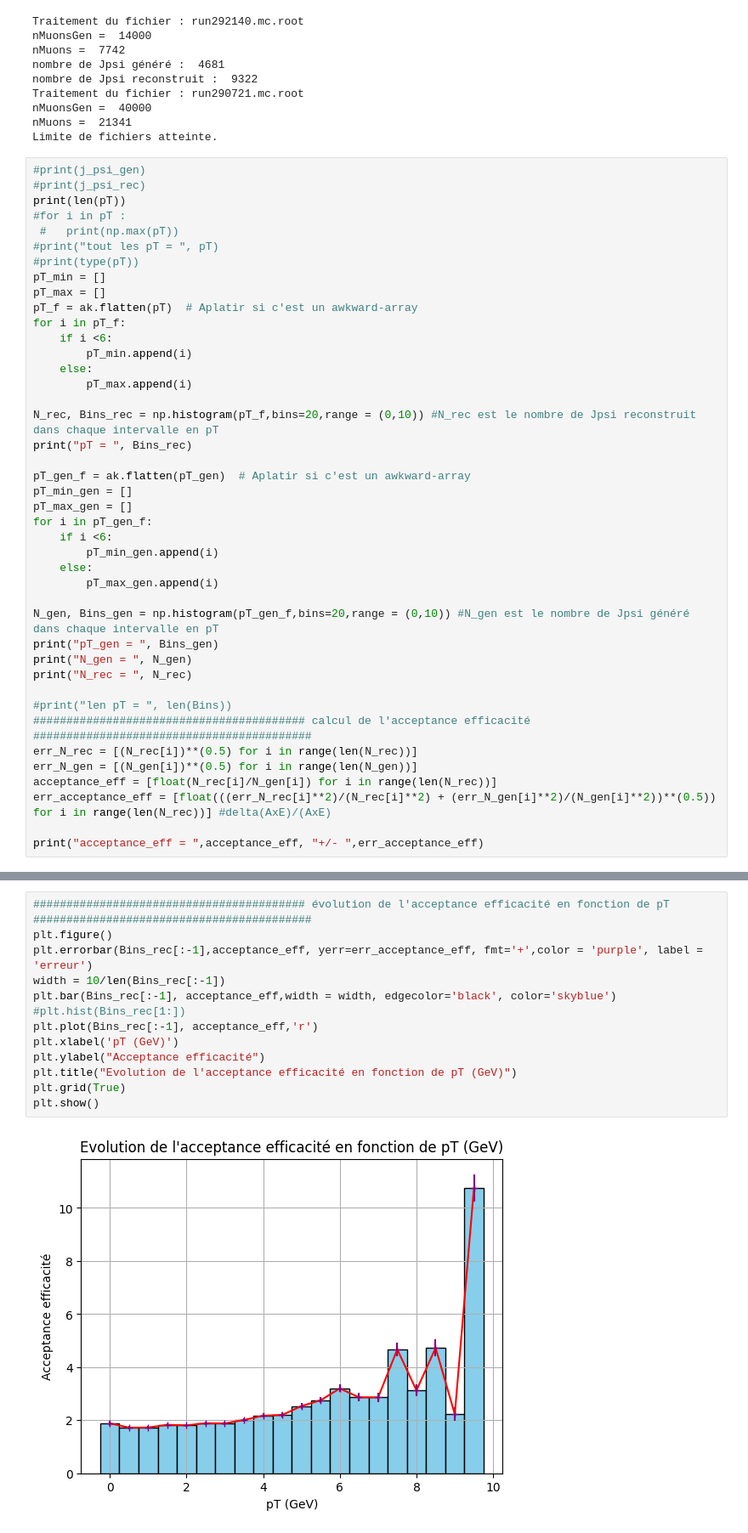
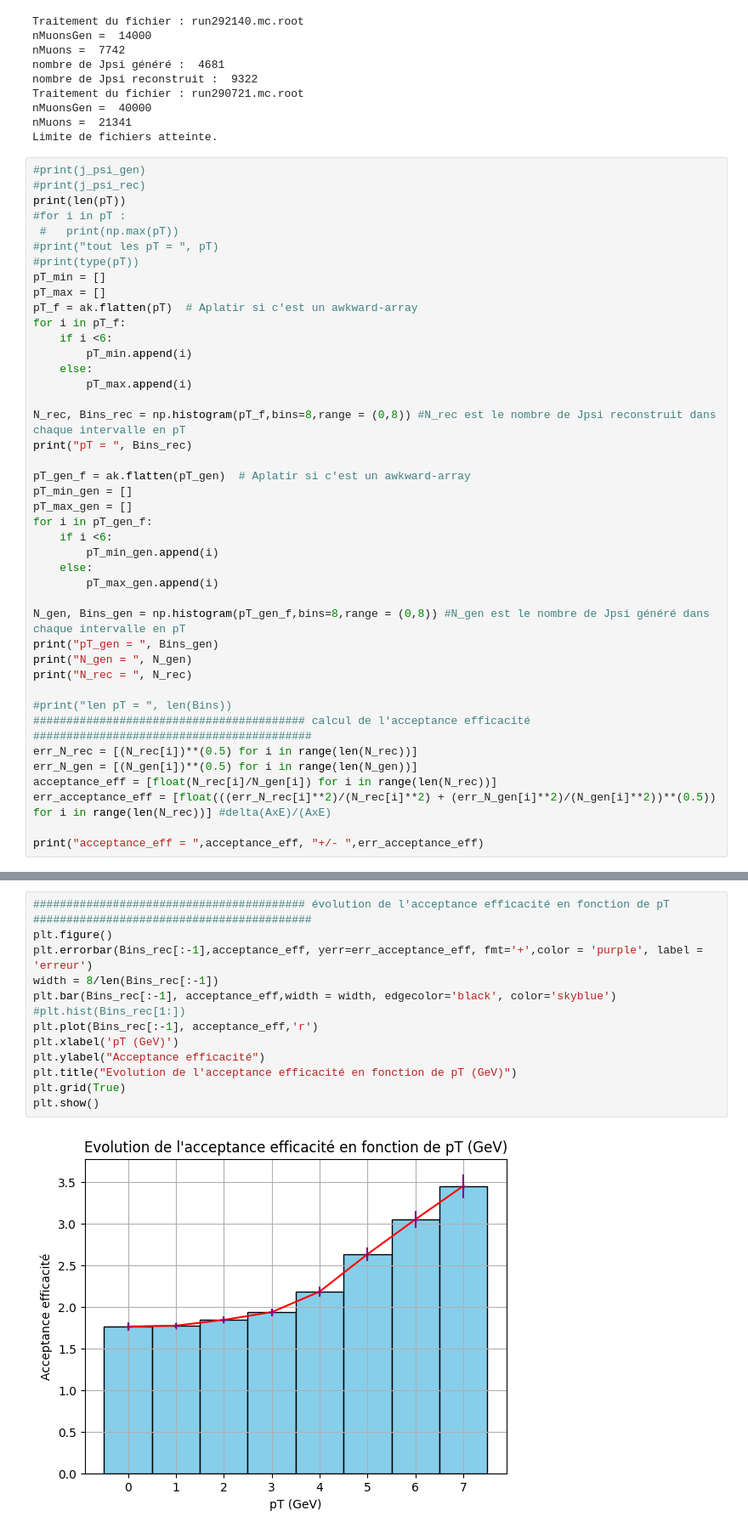
Before and after one commit to nantes-m2-rps-exp/qqbar2mumu-2024, a Jupyter notebook: notebooks/PourDjessy.ipynb, the cells around one changed output, grey strips where cells are left out. Shown at 85% size. Saved outputs shown, nothing was run; the diff lists cells and outputs as text.

```diff
--- a/notebooks/PourDjessy.ipynb
+++ b/notebooks/PourDjessy.ipynb
@@ -182,7 +182,7 @@ for i in pT_f:
     else:
         pT_max.append(i)
 
-N_rec, Bins_rec = np.histogram(pT_f,bins=20,range = (0,10)) #N_rec est le nombre de Jpsi reconstruit dans chaque intervalle en pT
+N_rec, Bins_rec = np.histogram(pT_f,bins=8,range = (0,8)) #N_rec est le nombre de Jpsi reconstruit dans chaque intervalle en pT
 print("pT = ", Bins_rec)
 
 pT_gen_f = ak.flatten(pT_gen)  # Aplatir si c'est un awkward-array
@@ -194,7 +194,7 @@ for i in pT_gen_f:
     else:
         pT_max_gen.append(i)
 
-N_gen, Bins_gen = np.histogram(pT_gen_f,bins=20,range = (0,10)) #N_gen est le nombre de Jpsi généré dans chaque intervalle en pT
+N_gen, Bins_gen = np.histogram(pT_gen_f,bins=8,range = (0,8)) #N_gen est le nombre de Jpsi généré dans chaque intervalle en pT
 print("pT_gen = ", Bins_gen)
 print("N_gen = ", N_gen)
 print("N_rec = ", N_rec)
@@ -217,18 +217,18 @@ acceptance_eff =  [1.8810810810810812, 1.7223300970873787, 1.725, 1.827315541601
 # %%
 ######################################### évolution de l'acceptance efficacité en fonction de pT ##########################################
 plt.figure()
 plt.errorbar(Bins_rec[:-1],acceptance_eff, yerr=err_acceptance_eff, fmt='+',color = 'purple', label = 'erreur')
-width = 10/len(Bins_rec[:-1])
+width = 8/len(Bins_rec[:-1])
 plt.bar(Bins_rec[:-1], acceptance_eff,width = width, edgecolor='black', color='skyblue')
 #plt.hist(Bins_rec[1:])
 plt.plot(Bins_rec[:-1], acceptance_eff,'r')
 plt.xlabel('pT (GeV)')
 plt.ylabel("Acceptance efficacité")
 plt.title("Evolution de l'acceptance efficacité en fonction de pT (GeV)")
 plt.grid(True)
 plt.show()
 # %% [output]
-[figure, old version]
+[figure, new version]
 # %%
 ######################## séparation des gammes en énergie pour pT ############################################
 N_rec_min, Bins_rec_min = np.histogram(pT_min,bins=12,range = (0,6)) #N_rec est le nombre de Jpsi reconstruit dans chaque intervalle en pT
```
Also changed, not shown: parts of 1 cell of this notebook, 2 other files.
